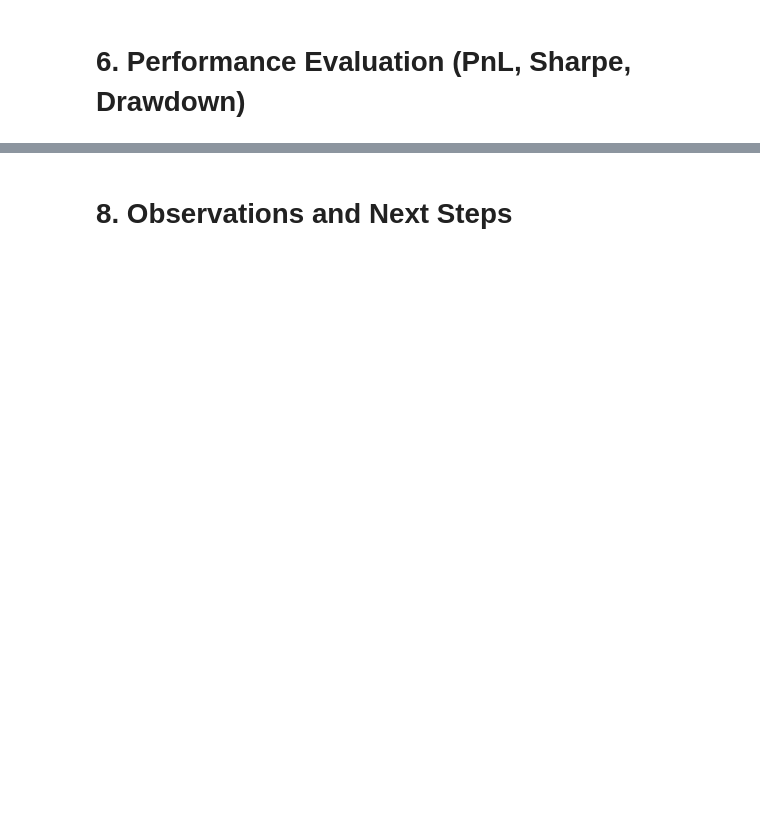
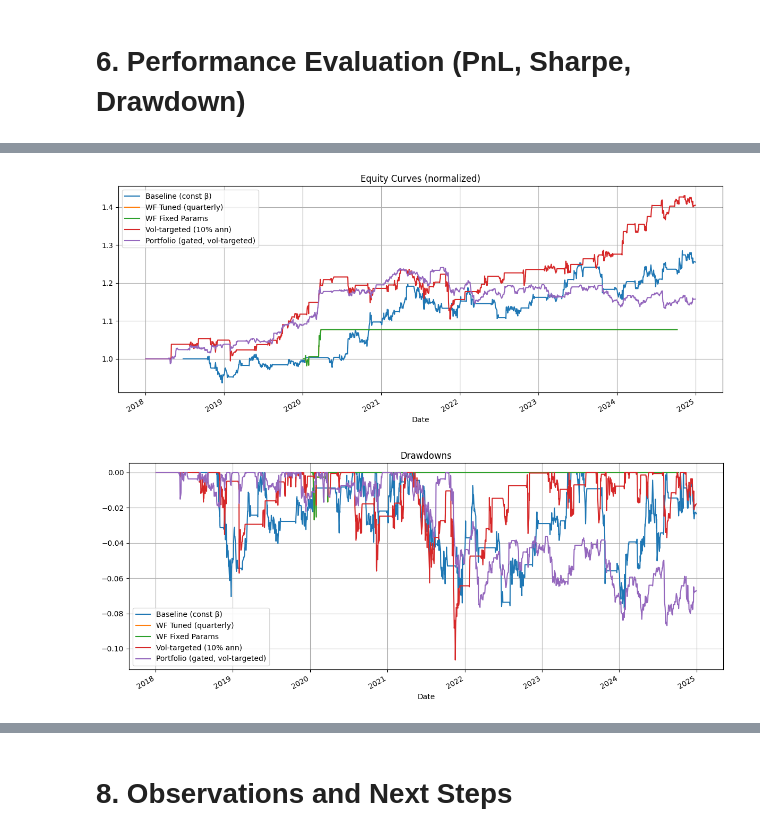
Before and after one commit to ishaanalmeida/stat-arb-mean-reversion, a Jupyter notebook: stat_arb.ipynb, the cells around one changed output, grey strips where cells are left out. Saved outputs shown, nothing was run; the diff lists cells and outputs as text; code cells hidden in the pictures; blank space fills up the shorter version.

```diff
--- a/stat_arb.ipynb
+++ b/stat_arb.ipynb
@@ -393,0 +1086,34 @@ plt.close(fig)
+# %%
+# --- 6.3: Equity + Drawdown comparison plots for all strategies ---
+import matplotlib.pyplot as plt
+
+# Keep only the series that exist
+plot_series = {name: ser for name, ser in strategies.items()
+               if isinstance(ser, pd.Series) and not ser.dropna().empty}
+
+if plot_series:
+    # 1) Equity curves normalized to 1
+    fig, ax = plt.subplots(figsize=(12,5))
+    for name, r in plot_series.items():
+        equity_curve(r).plot(ax=ax, label=name)
+    ax.set_title("Equity Curves (normalized)")
+    ax.grid(True); ax.legend()
+    fig.tight_layout()
+    fig.savefig(out / "equity_all.png", dpi=160)
+    plt.show()
+
+    # 2) Drawdown curves
+    fig, ax = plt.subplots(figsize=(12,5))
+    for name, r in plot_series.items():
+        _,_,_,_,_, dd = max_drawdown(equity_curve(r))
+        dd.reindex(r.index).plot(ax=ax, label=name)
+    ax.set_title("Drawdowns")
+    ax.grid(True); ax.legend()
+    fig.tight_layout()
+    fig.savefig(out / "drawdowns_all.png", dpi=160)
+    plt.show()
+else:
+    print("No strategy series found to plot. Run earlier steps first.")
+# %% [output]
+[figure, added]
+[figure, added]
```
Also changed, not shown: parts of 23 cells of this notebook.
